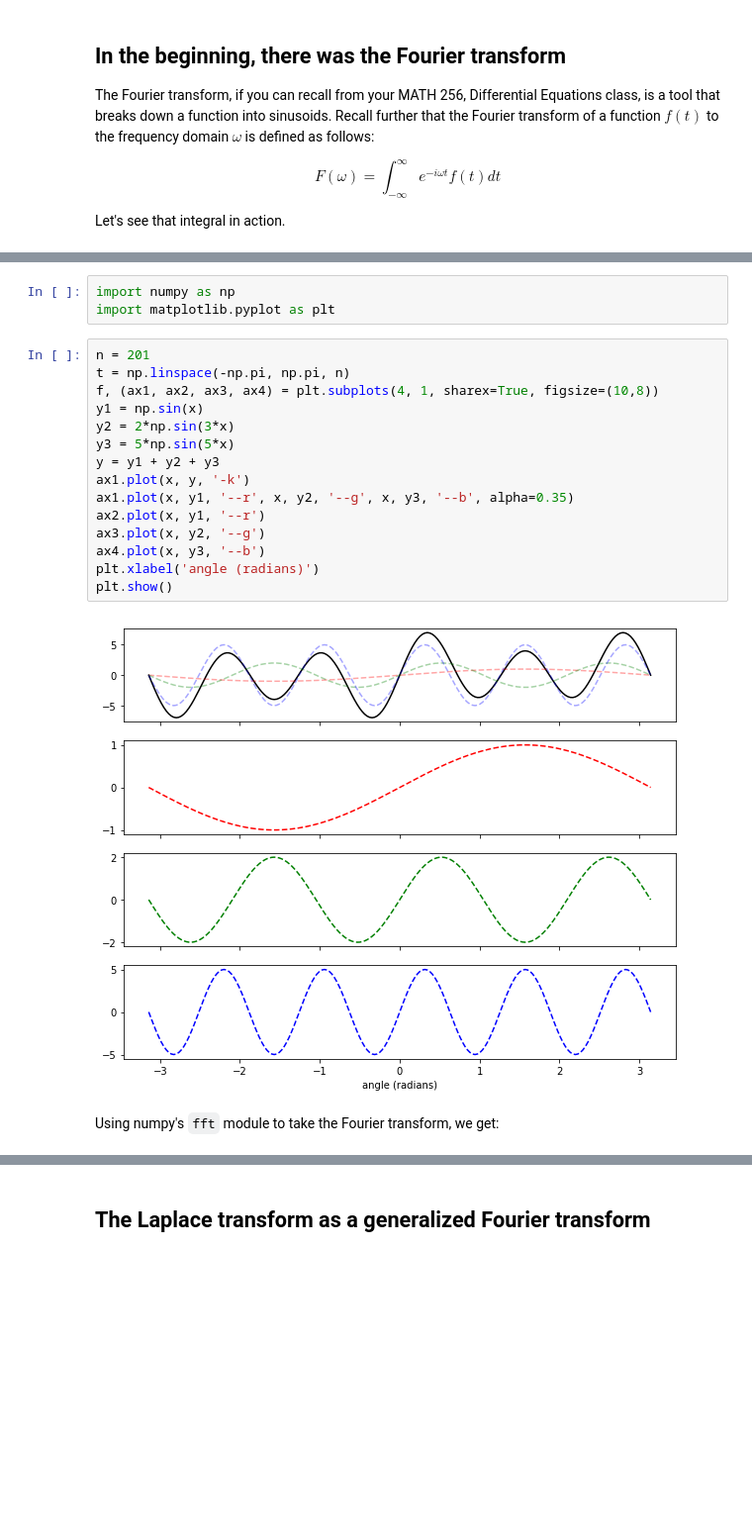
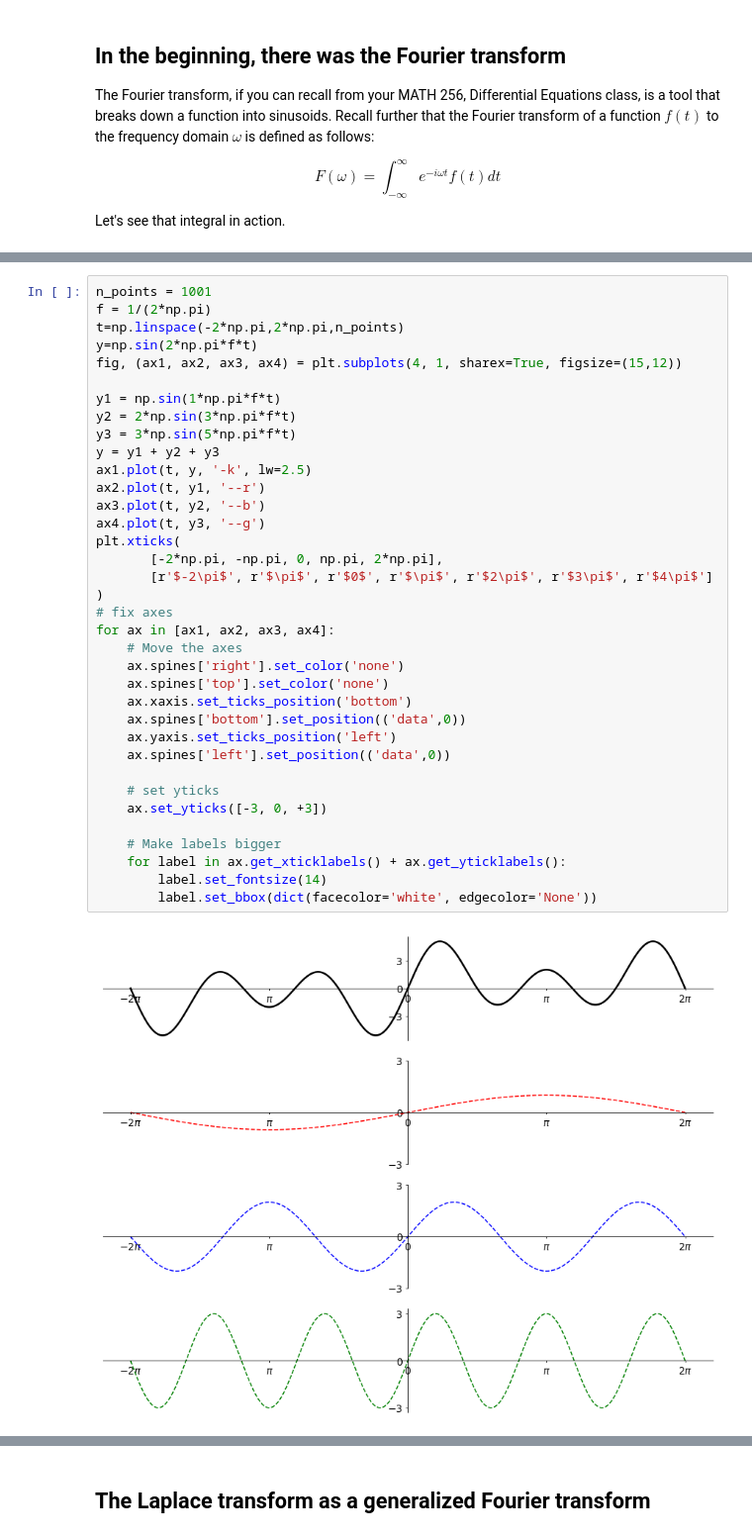
Before and after one commit to OpenChemE/CHBE356, a Jupyter notebook: Notebooks/1. Modelling Chemical Processes/2. Laplace Transforms.ipynb, the cells around one changed output, grey strips where cells are left out. Shown: that part at 99% size. Saved outputs shown, nothing was run; the diff lists cells and outputs as text; blank space fills up the shorter version.

```diff
--- a/Notebooks/1. Modelling Chemical Processes/2. Laplace Transforms.ipynb
+++ b/Notebooks/1. Modelling Chemical Processes/2. Laplace Transforms.ipynb
@@ -36,22 +114,38 @@ $$ y = \sin{(2\pi \cdot t)} + 2\cdot\sin{(2\pi \cdot 3t)} + 7\cdot\sin{(2\pi \cd
-# %%
-import numpy as np
-import matplotlib.pyplot as plt
-# %%
-n = 201
-t = np.linspace(-np.pi, np.pi, n)
-f, (ax1, ax2, ax3, ax4) = plt.subplots(4, 1, sharex=True, figsize=(10,8))
-y1 = np.sin(x)
-y2 = 2*np.sin(3*x)
-y3 = 5*np.sin(5*x)
-y = y1 + y2 + y3
-ax1.plot(x, y, '-k')
-ax1.plot(x, y1, '--r', x, y2, '--g', x, y3, '--b', alpha=0.35)
-ax2.plot(x, y1, '--r')
-ax3.plot(x, y2, '--g')
-ax4.plot(x, y3, '--b')
-plt.xlabel('angle (radians)')
-plt.show()
-# %% [output]
-[figure, removed]
-# %% [markdown]
-Using numpy's `fft` module to take the Fourier transform, we get:
+# %%
+n_points = 1001
+f = 1/(2*np.pi)
+t=np.linspace(-2*np.pi,2*np.pi,n_points)
+y=np.sin(2*np.pi*f*t)
+fig, (ax1, ax2, ax3, ax4) = plt.subplots(4, 1, sharex=True, figsize=(15,12))
+
+y1 = np.sin(1*np.pi*f*t)
+y2 = 2*np.sin(3*np.pi*f*t)
+y3 = 3*np.sin(5*np.pi*f*t)
+y = y1 + y2 + y3
+ax1.plot(t, y, '-k', lw=2.5)
+ax2.plot(t, y1, '--r')
+ax3.plot(t, y2, '--b')
+ax4.plot(t, y3, '--g')
+plt.xticks(
+       [-2*np.pi, -np.pi, 0, np.pi, 2*np.pi],
+       [r'$-2\pi$', r'$\pi$', r'$0$', r'$\pi$', r'$2\pi$', r'$3\pi$', r'$4\pi$']
+)
+# fix axes
+for ax in [ax1, ax2, ax3, ax4]:
+    # Move the axes
+    ax.spines['right'].set_color('none')
+    ax.spines['top'].set_color('none')
+    ax.xaxis.set_ticks_position('bottom')
+    ax.spines['bottom'].set_position(('data',0))
+    ax.yaxis.set_ticks_position('left')
+    ax.spines['left'].set_position(('data',0))
+
+    # set yticks
+    ax.set_yticks([-3, 0, +3])
+
+    # Make labels bigger
+    for label in ax.get_xticklabels() + ax.get_yticklabels():
+        label.set_fontsize(14)
+        label.set_bbox(dict(facecolor='white', edgecolor='None'))
+# %% [output]
+[figure, added]
```
Also changed, not shown: parts of 14 cells of this notebook.
